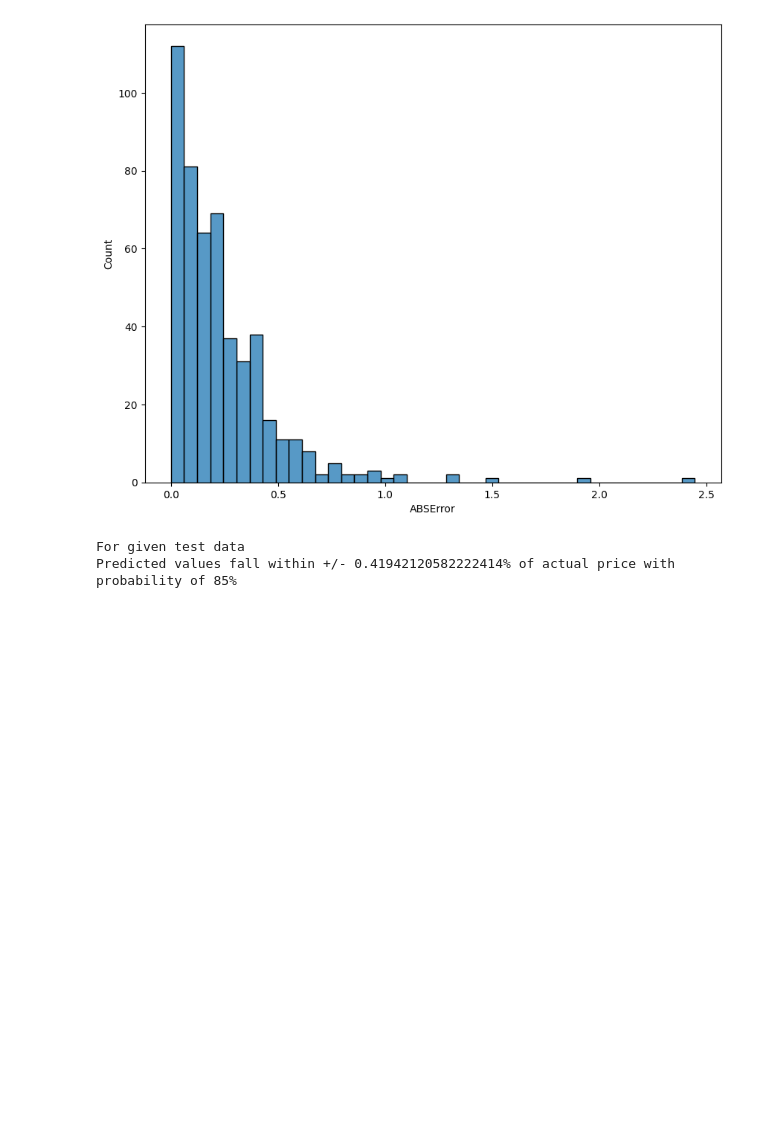
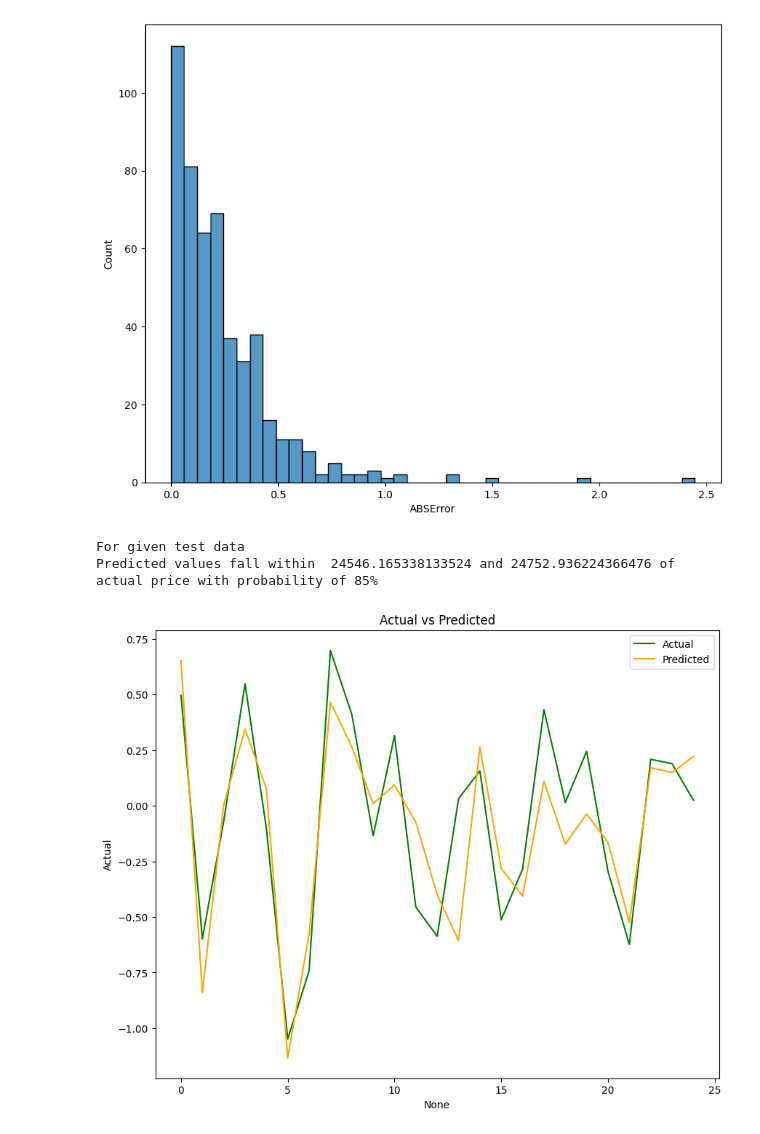
Before and after one commit to hrishi331/market_price_action_V1, a Jupyter notebook: CodeFiles/base_refined.ipynb, the cells around one changed output. Saved outputs shown, nothing was run; the diff lists cells and outputs as text; code cells hidden in the pictures; blank space fills up the shorter version.

```diff
--- a/CodeFiles/base_refined.ipynb
+++ b/CodeFiles/base_refined.ipynb
@@ -216,8 +204,19 @@ plt.show()
 # %%
 percentile = 85
 val1 = np.percentile(a=pred_table['ABSError'],q=percentile)
+predicted_range = (act_price*(100-val1)/100,act_price*(100+val1)/100)
 print("For given test data")
-print(f"Predicted values fall within +/- {val1}% of actual price with probability of 85%")
+print(f"Predicted values fall within  {predicted_range[0]} and {predicted_range[1]} of actual price with probability of 85%")
 # %% [output]
 For given test data
-Predicted values fall within +/- 0.41942120582222414% of actual price with probability of 85%
+Predicted values fall within  24546.165338133524 and 24752.936224366476 of actual price with probability of 85%
+# %%
+data = pred_table.reset_index()[:25]
+plt.figure(figsize=(10,8))
+sns.lineplot(x=data.index,y=data['Actual'],color='green',label='Actual')
+sns.lineplot(x=data.index,y=data['Predicted'],color='orange',label='Predicted')
+plt.title('Actual vs Predicted')
+plt.legend()
+plt.show()
+# %% [output]
+[figure, added]
```
Also changed, not shown: parts of 12 cells of this notebook.
